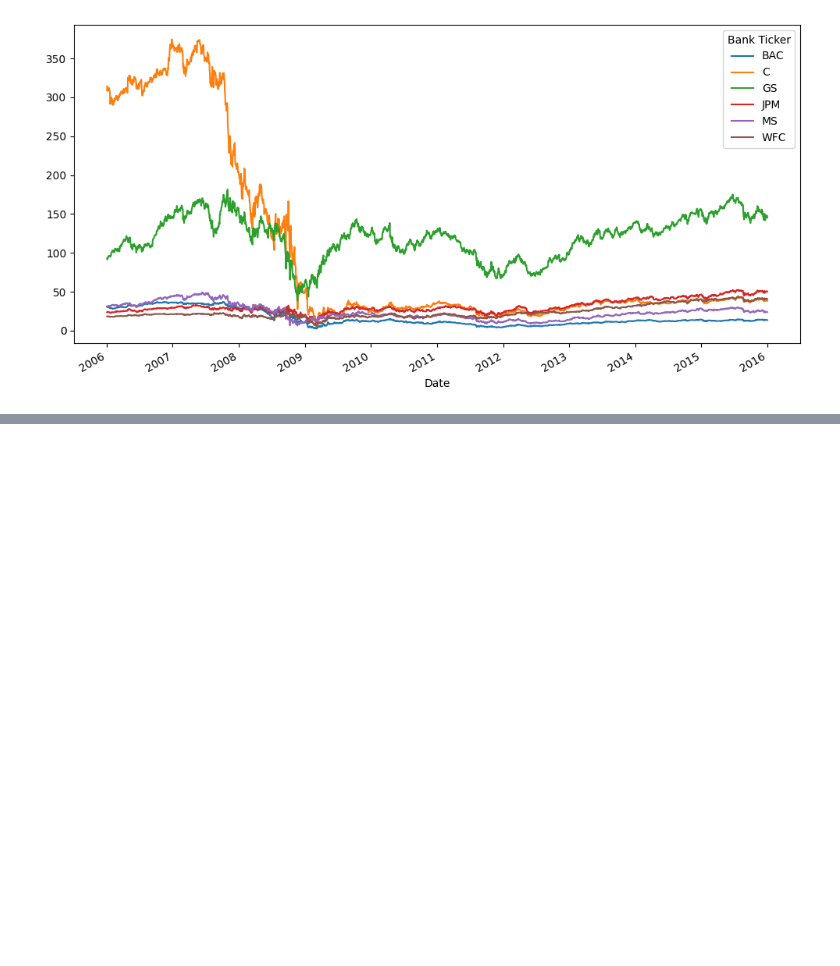
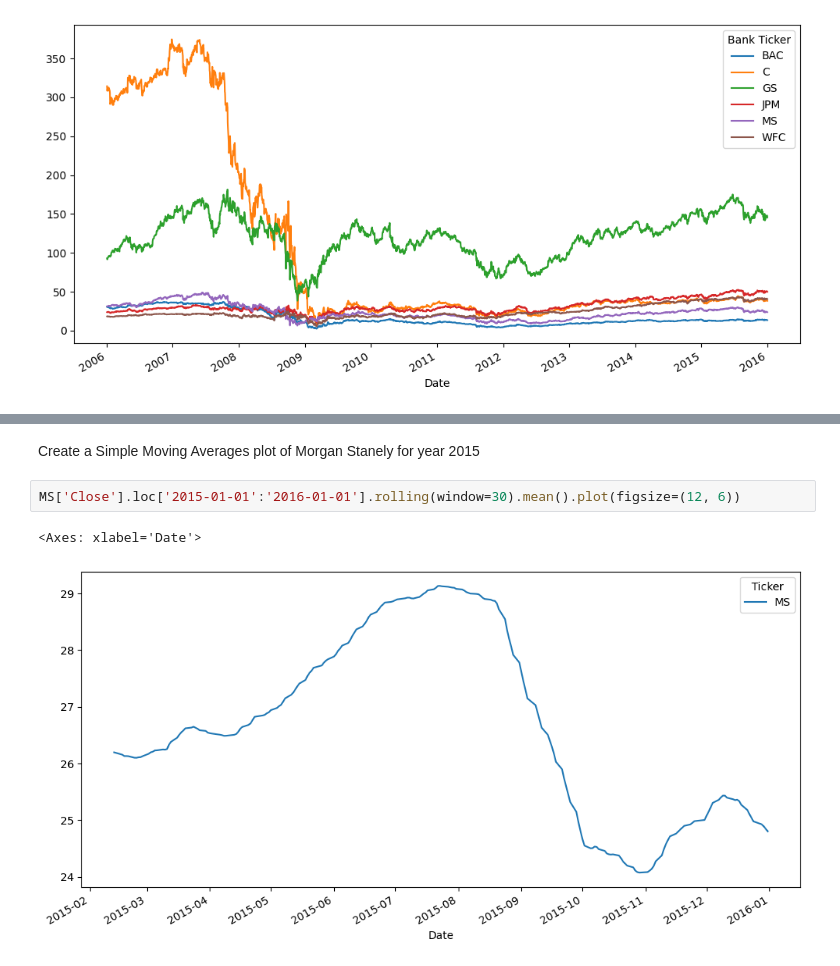
Before and after one commit to adityasujithk-creator/PRODS, a Jupyter notebook: Finance_Project_Data_Analysis_of_Stock_prices.ipynb, the cells around one changed output, grey strips where cells are left out. Saved outputs shown, nothing was run; the diff lists cells and outputs as text; blank space fills up the shorter version.

```diff
--- a/Finance_Project_Data_Analysis_of_Stock_prices.ipynb
+++ b/Finance_Project_Data_Analysis_of_Stock_prices.ipynb
@@ -306,0 +329,7 @@ fig.show()
+# %% [markdown]
+Create a Simple Moving Averages plot of Morgan Stanely for year 2015
+# %%
+MS['Close'].loc['2015-01-01':'2016-01-01'].rolling(window=30).mean().plot(figsize=(12, 6))
+# %% [output]
+<Axes: xlabel='Date'>
+[figure, added]
```
Also changed, not shown: parts of 16 cells of this notebook.
